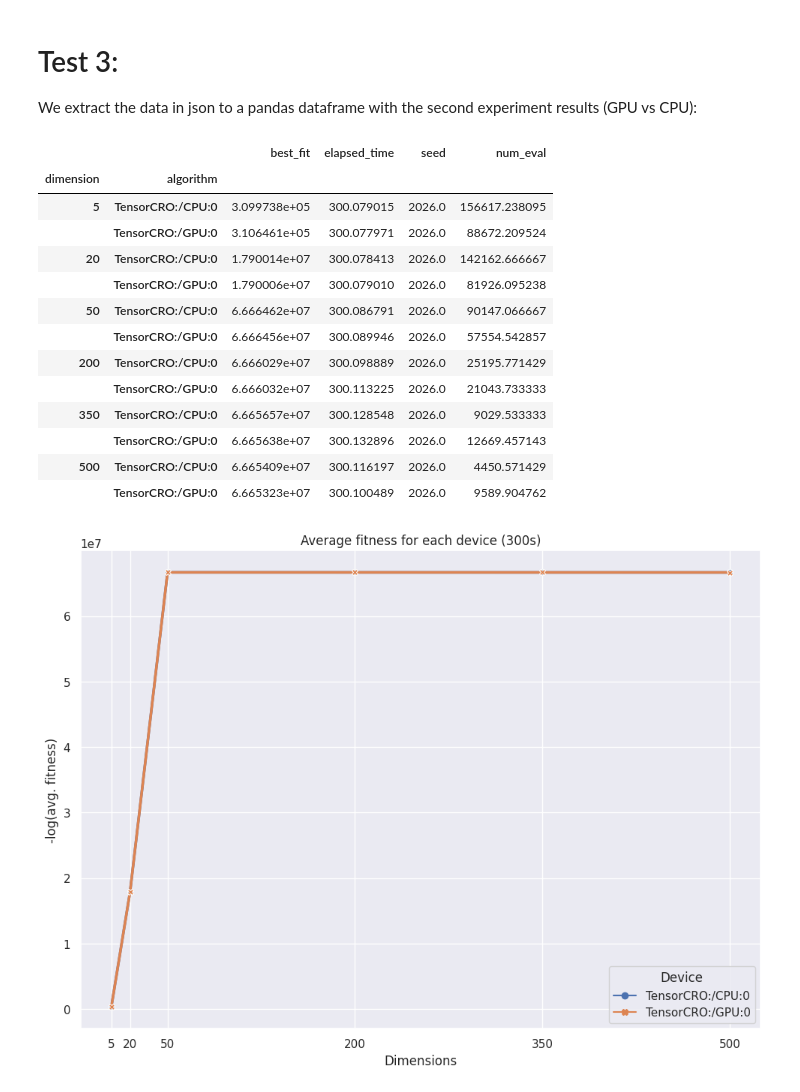
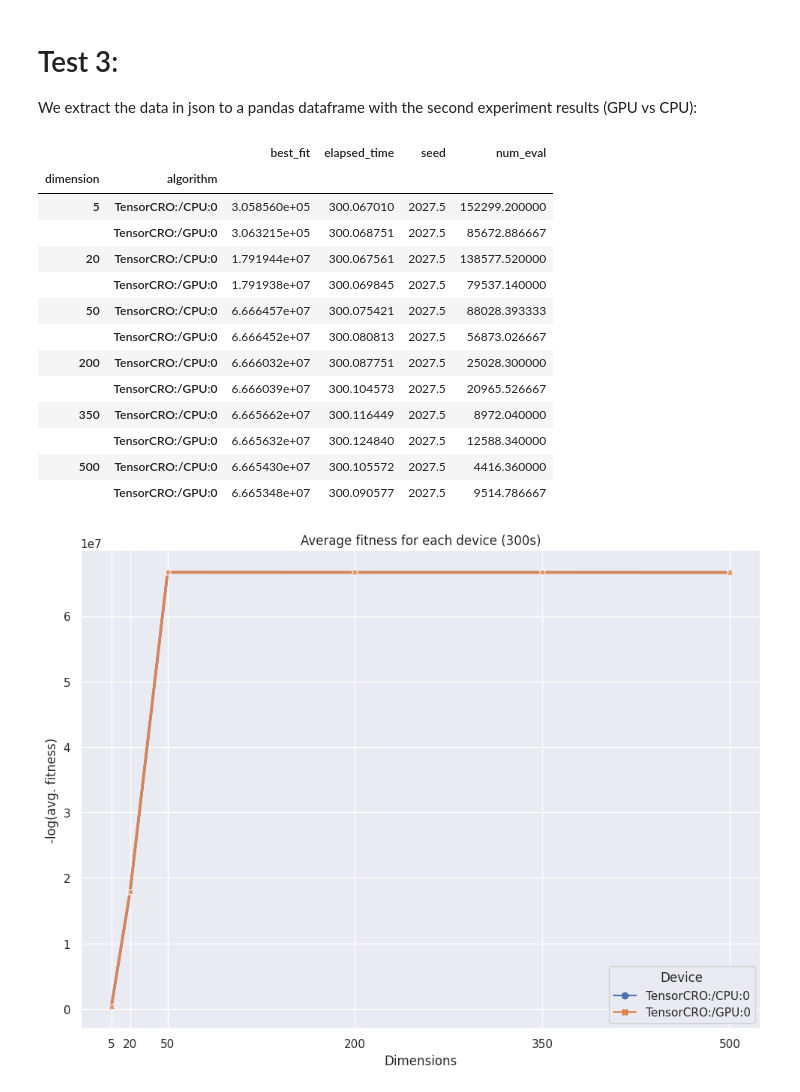
Before and after one commit to iTzAlver/TensorCRO, a Jupyter notebook: experiments/print_results.ipynb, the cells around one changed output. Cells and saved outputs as stored; diff of their text form; code cells hidden in the pictures.

```diff
--- a/experiments/print_results.ipynb
+++ b/experiments/print_results.ipynb
@@ -72,43 +72,41 @@ We extract the data in json to a pandas dataframe with the second experiment res
 # %%
 with open(RESULTS_PATH + TESTS[1] + EXTENSION) as f:
     test_2 = json.load(f)[TESTS[1]]
 df_t2 = pd.DataFrame(test_2)
 # Replace -1e9 in best_fit for +1e9 in order to compute the score:
 df_t2['best_fit'] = df_t2['best_fit'].replace(-1_000_000, 1_000_000)
-# Filter seed under 2025:
-df_t2 = df_t2[df_t2['seed'] < 2030]
 # Drop where function = HolderTableFunction:
 df_t2 = df_t2[df_t2['function'] != 'HolderTableFunction']
 # Export to csv:
 df_t2.to_csv('./results/test_3.csv', index=False)
 # Group by algorithm and dimension:
 new_df = df_t2.groupby(['dimension', 'algorithm']).mean(numeric_only=True)
 # Plot CPU and GPU for each dimension:
 sns.set_theme(style="darkgrid")
 sns.set(rc={'figure.figsize':(11.7,8.27)})
 fig = sns.lineplot(data=new_df, x="dimension", y="best_fit", hue="algorithm", style="algorithm", markers=True, dashes=False, linewidth=2.5)
 # Labels of the sns plot:
 fig.set(xlabel='Dimensions', ylabel='-log(avg. fitness)')
 fig.set_title('Average fitness for each device (300s)')
 fig.legend(title='Device')
 fig.set_xticks(df_t2['dimension'].unique())
 fig.figure.savefig('./results/test_3.png')
 new_df.head(None)
 # %% [output]
 |  |  | best_fit | elapsed_time | seed | num_eval |
 | dimension | algorithm |  |  |  |  |
-| 5 | TensorCRO:/CPU:0 | 3.099738e+05 | 300.079015 | 2026.0 | 156617.238095 |
-|  | TensorCRO:/GPU:0 | 3.106461e+05 | 300.077971 | 2026.0 | 88672.209524 |
-| 20 | TensorCRO:/CPU:0 | 1.790014e+07 | 300.078413 | 2026.0 | 142162.666667 |
-|  | TensorCRO:/GPU:0 | 1.790006e+07 | 300.079010 | 2026.0 | 81926.095238 |
-| 50 | TensorCRO:/CPU:0 | 6.666462e+07 | 300.086791 | 2026.0 | 90147.066667 |
-|  | TensorCRO:/GPU:0 | 6.666456e+07 | 300.089946 | 2026.0 | 57554.542857 |
-| 200 | TensorCRO:/CPU:0 | 6.666029e+07 | 300.098889 | 2026.0 | 25195.771429 |
-|  | TensorCRO:/GPU:0 | 6.666032e+07 | 300.113225 | 2026.0 | 21043.733333 |
-| 350 | TensorCRO:/CPU:0 | 6.665657e+07 | 300.128548 | 2026.0 | 9029.533333 |
-|  | TensorCRO:/GPU:0 | 6.665638e+07 | 300.132896 | 2026.0 | 12669.457143 |
-| 500 | TensorCRO:/CPU:0 | 6.665409e+07 | 300.116197 | 2026.0 | 4450.571429 |
-|  | TensorCRO:/GPU:0 | 6.665323e+07 | 300.100489 | 2026.0 | 9589.904762 |
+| 5 | TensorCRO:/CPU:0 | 3.058560e+05 | 300.067010 | 2027.5 | 152299.200000 |
+|  | TensorCRO:/GPU:0 | 3.063215e+05 | 300.068751 | 2027.5 | 85672.886667 |
+| 20 | TensorCRO:/CPU:0 | 1.791944e+07 | 300.067561 | 2027.5 | 138577.520000 |
+|  | TensorCRO:/GPU:0 | 1.791938e+07 | 300.069845 | 2027.5 | 79537.140000 |
+| 50 | TensorCRO:/CPU:0 | 6.666457e+07 | 300.075421 | 2027.5 | 88028.393333 |
+|  | TensorCRO:/GPU:0 | 6.666452e+07 | 300.080813 | 2027.5 | 56873.026667 |
+| 200 | TensorCRO:/CPU:0 | 6.666032e+07 | 300.087751 | 2027.5 | 25028.300000 |
+|  | TensorCRO:/GPU:0 | 6.666039e+07 | 300.104573 | 2027.5 | 20965.526667 |
+| 350 | TensorCRO:/CPU:0 | 6.665662e+07 | 300.116449 | 2027.5 | 8972.040000 |
+|  | TensorCRO:/GPU:0 | 6.665632e+07 | 300.124840 | 2027.5 | 12588.340000 |
+| 500 | TensorCRO:/CPU:0 | 6.665430e+07 | 300.105572 | 2027.5 | 4416.360000 |
+|  | TensorCRO:/GPU:0 | 6.665348e+07 | 300.090577 | 2027.5 | 9514.786667 |
 [figure]
 # %%
 # Compute lines:
```
Also changed, not shown: parts of 9 cells of this notebook, 15 other files.
